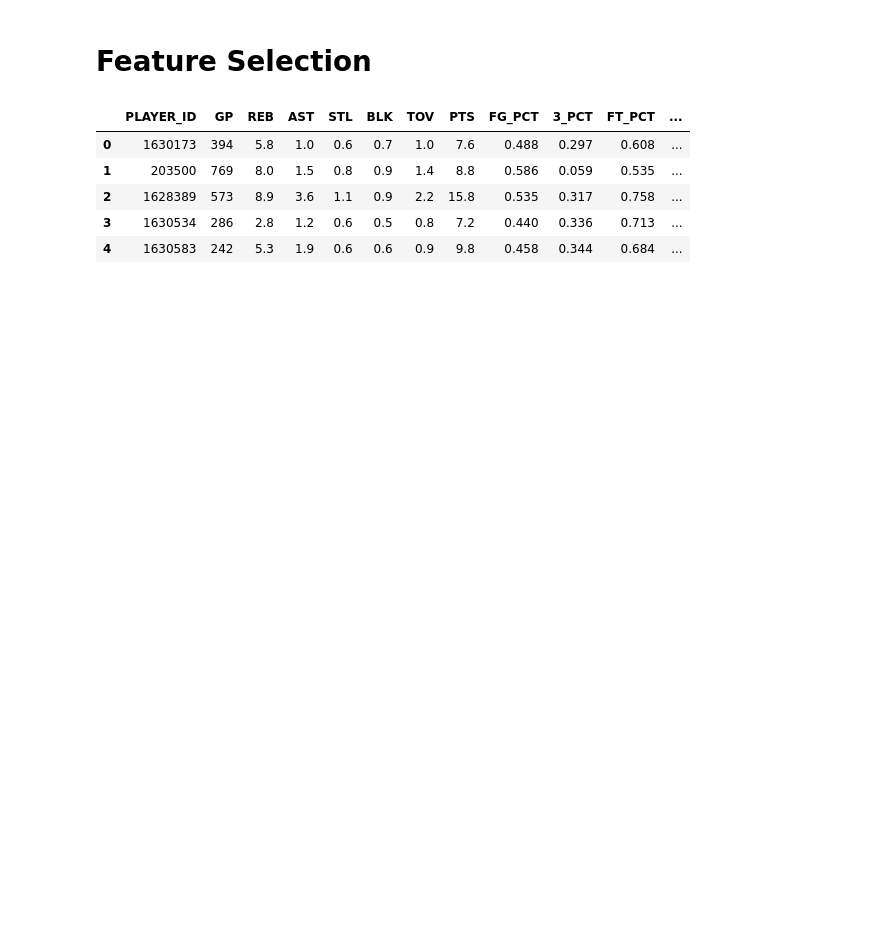
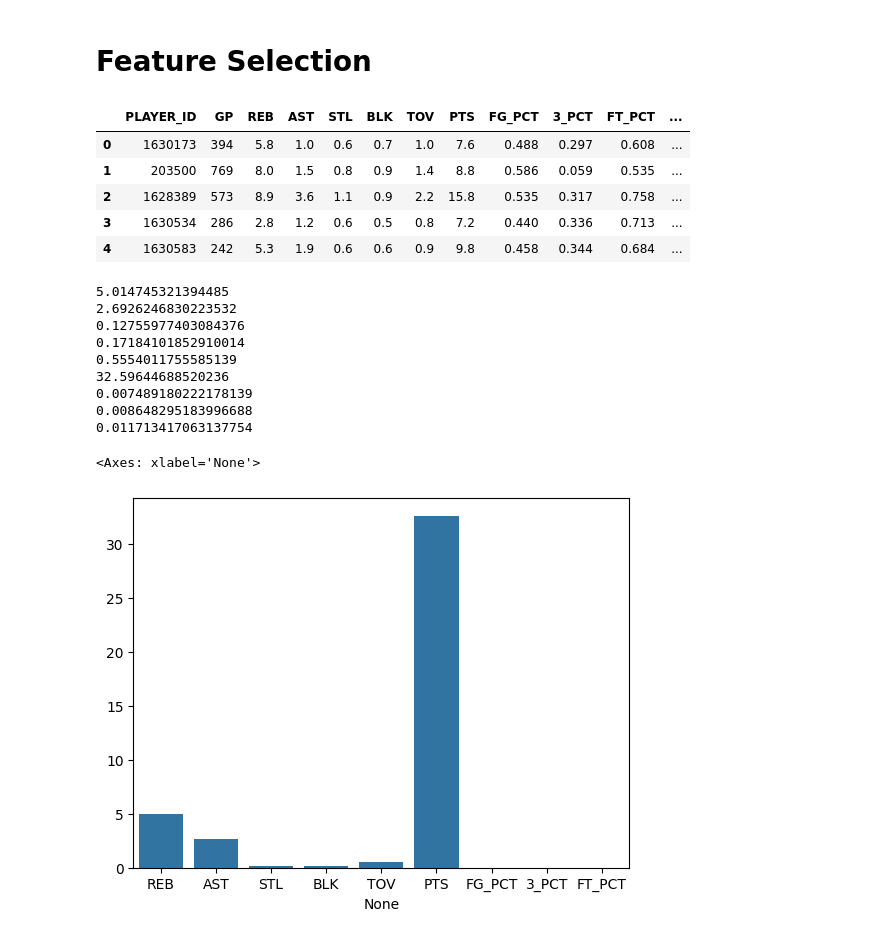
Before and after one commit to kyletp09/NBA_Player_Similarities, a Jupyter notebook: Jupyter_Notebooks/feature_selection.ipynb, the cells around one changed output. Saved outputs shown, nothing was run; the diff lists cells and outputs as text; code cells hidden in the pictures; blank space fills up the shorter version.

```diff
--- a/Jupyter_Notebooks/feature_selection.ipynb
+++ b/Jupyter_Notebooks/feature_selection.ipynb
@@ -18,6 +21,28 @@ df.head()
 | 2 | 1628389 | 573 | 8.9 | 3.6 | 1.1 | 0.9 | 2.2 | 15.8 | 0.535 | 0.317 | 0.758 | ... |
 | 3 | 1630534 | 286 | 2.8 | 1.2 | 0.6 | 0.5 | 0.8 | 7.2 | 0.440 | 0.336 | 0.713 | ... |
 | 4 | 1630583 | 242 | 5.3 | 1.9 | 0.6 | 0.6 | 0.9 | 9.8 | 0.458 | 0.344 | 0.684 | ... |
+# %%
+# Feature Selection using Variance Threshold
+numeric_data = df.loc[:, "REB": "FT_PCT"]
+variance_array = np.empty(numeric_data.shape[1])
+
+for i in range(numeric_data.shape[1]):
+    variance_array[i] = np.var(numeric_data.iloc[:, i])
+    print(variance_array[i])
+
+sns.barplot(x= numeric_data.columns, y= variance_array)
+# %% [output]
+5.014745321394485
+2.6926246830223532
+0.12755977403084376
+0.17184101852910014
+0.5554011755585139
+32.59644688520236
+0.007489180222178139
+0.008648295183996688
+0.011713417063137754
+<Axes: xlabel='None'>
+[figure, added]
 # %%
 # Scaling the Features using standardization
 
```
Also changed, not shown: parts of 4 cells of this notebook, 1 other file.
